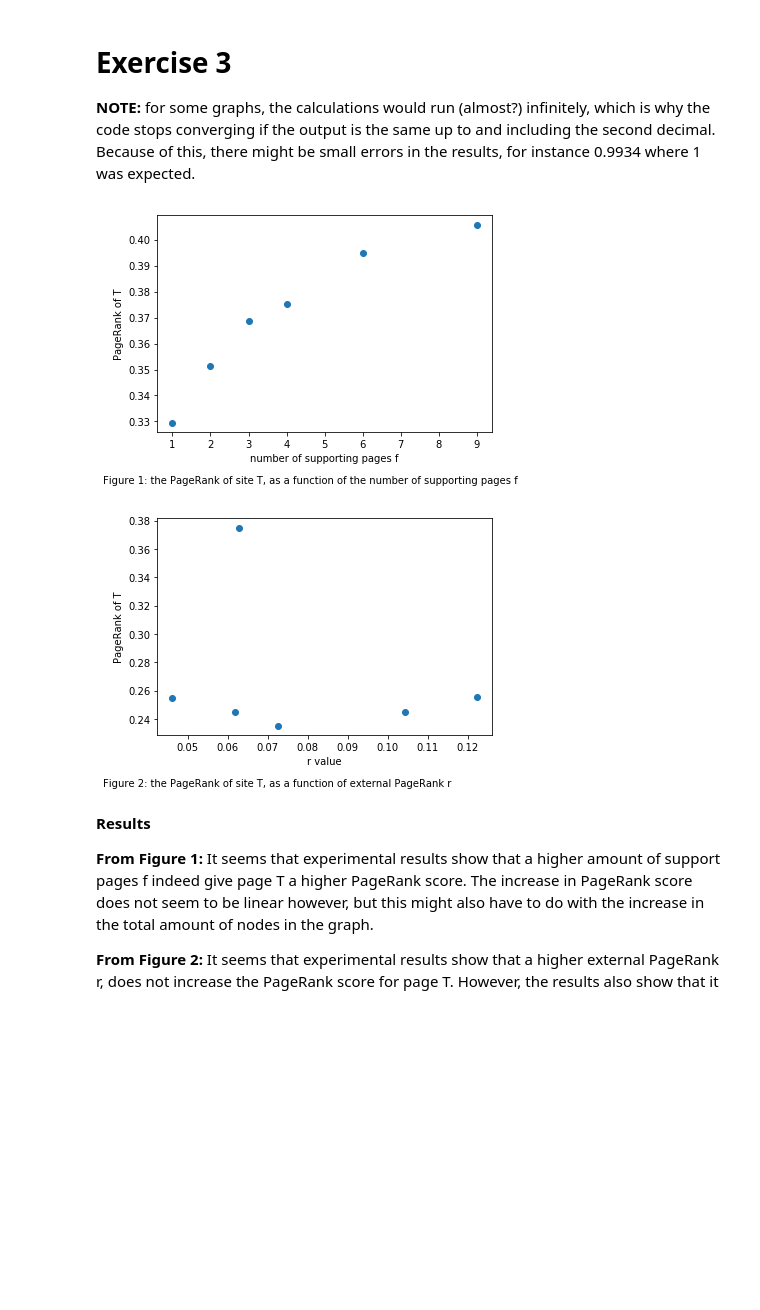
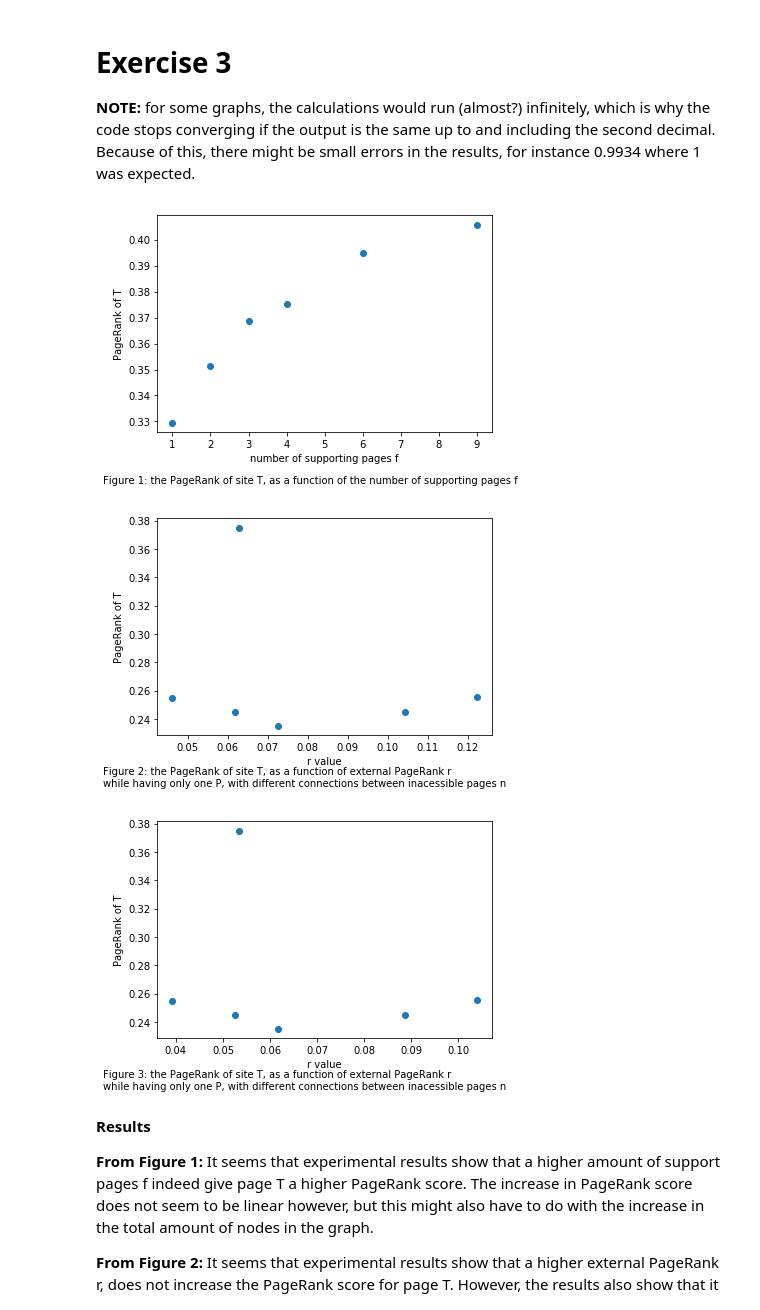
Before and after one commit to Gibson223/mod10---web-science, a Jupyter notebook: week2/Week2-Project.ipynb, the cells around one changed output. Drawn from its saved outputs; the diff is of its cells as text; code cells hidden in the pictures; blank space fills up the shorter version.

Commit message:
Add Figure 3 graph

```diff
--- a/week2/Week2-Project.ipynb
+++ b/week2/Week2-Project.ipynb
@@ -720,5 +720,5 @@ def run_exercise3_p2():
     plt.plot(array_p, array_t, 'o')
     plt.xlabel("r value")
     plt.ylabel("PageRank of T")
-    plt.figtext(0,-0.05,"Figure 2: the PageRank of site T, as a function of external PageRank r")
+    plt.figtext(0,-0.05,"Figure 2: the PageRank of site T, as a function of external PageRank r \nwhile having only one P, with different connections between inacessible pages n")
     plt.show()
@@ -725,13 +891,16 @@ def run_exercise3_p2():
 # %%
 def run_exercise3():
     run_exercise3_p1()
     print("\n")
     run_exercise3_p2()
+    print("\n")
+    run_exercise3_p3()
 
 run_exercise3()
 # %% [output]
 [figure]
-[figure, old version]
+[figure, new version]
+[figure, added]
 # %% [markdown]
 **Results**
 
```
Also changed, not shown: parts of 1 cell of this notebook.
